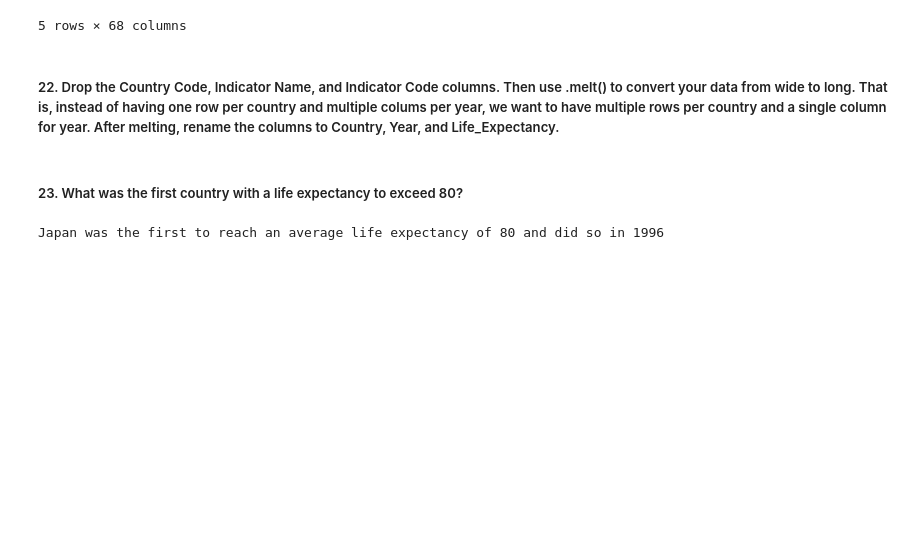
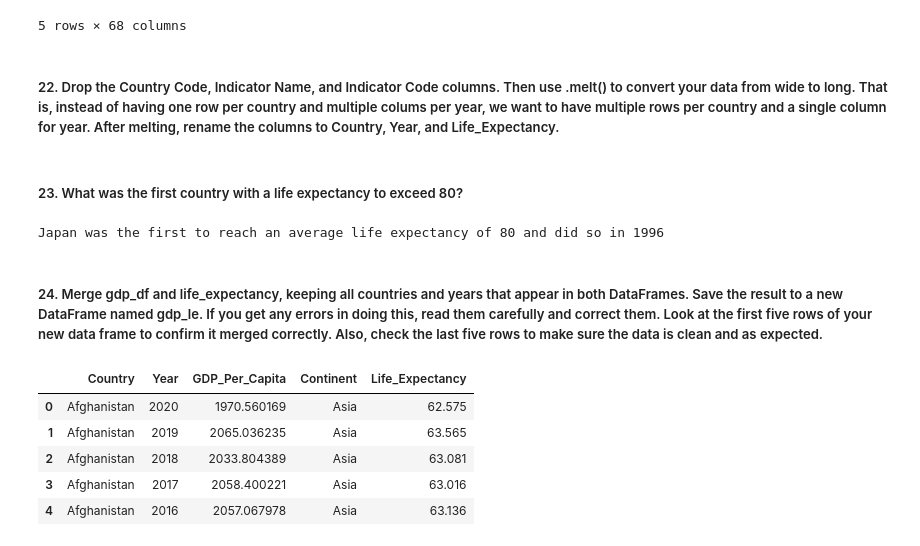
Before and after one commit to nss-data-science-cohort-7/un-exploration-tfwhitesell, a Jupyter notebook: notebooks/UN_Data_Exploration.ipynb, the cells around one changed output. Cells and saved outputs as stored; diff of their text form; code cells hidden in the pictures; blank space fills up the shorter version.

```diff
--- a/notebooks/UN_Data_Exploration.ipynb
+++ b/notebooks/UN_Data_Exploration.ipynb
@@ -309,3 +310,18 @@ first_to_80 = life_expectancy.loc[life_expectancy['Life_Expectancy'] >= 80].sort
 print(f"{first_to_80['Country'].iloc[0]} was the first to reach an average life expectancy of 80 and did so in {first_to_80['Year'].iloc[0]}")
 # %% [output]
 Japan was the first to reach an average life expectancy of 80 and did so in 1996
+# %% [markdown]
+##### 24. Merge gdp_df and life_expectancy, keeping all countries and years that appear in both DataFrames. Save the result to a new DataFrame named gdp_le. If you get any errors in doing this, read them carefully and correct them. Look at the first five rows of your new data frame to confirm it merged correctly. Also, check the last five rows to make sure the data is clean and as expected.
+# %%
+# initially got an error because life_expectancy['Year'] was an object instead of integer so I converted it
+life_expectancy['Year'] = life_expectancy['Year'].astype('int64')
+gdp_le = pd.merge(gdp_df, life_expectancy, how = 'inner', on = ['Country', 'Year'])
+# %%
+gdp_le.head()
+# %% [output]
+|  | Country | Year | GDP_Per_Capita | Continent | Life_Expectancy |
+| 0 | Afghanistan | 2020 | 1970.560169 | Asia | 62.575 |
+| 1 | Afghanistan | 2019 | 2065.036235 | Asia | 63.565 |
+| 2 | Afghanistan | 2018 | 2033.804389 | Asia | 63.081 |
+| 3 | Afghanistan | 2017 | 2058.400221 | Asia | 63.016 |
+| 4 | Afghanistan | 2016 | 2057.067978 | Asia | 63.136 |
```
Also changed, not shown: parts of 7 cells of this notebook, 1 other file.
